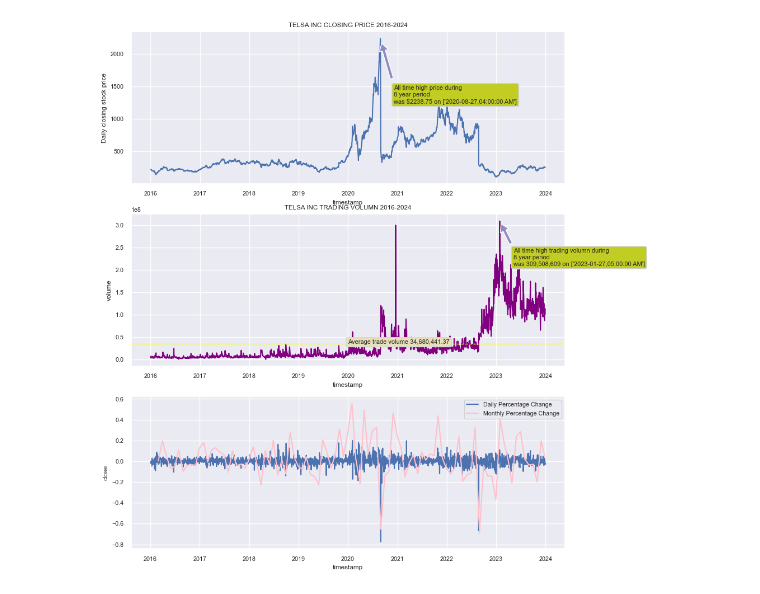
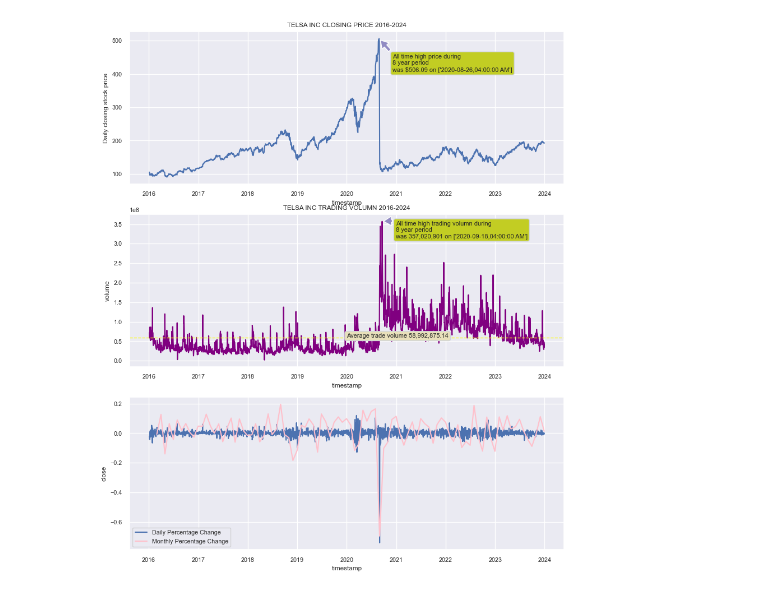
Before and after one commit to niharraju4/Sentimental-Analysis-for-Energy-and-power-Stocks-Predictions, a Jupyter notebook: MidForecast.ipynb, the cells around one changed output. Drawn from its saved outputs; the diff is of its cells as text; code cells hidden in the pictures.

Commit message:
UPDATED PORTFOLIO DATA COLLECTION

```diff
--- a/MidForecast.ipynb
+++ b/MidForecast.ipynb
@@ -23,13 +24,13 @@ from pylab import rcParams
 # %%
 alpaca_api = alpaca.REST('PKU5LEIDZZV83Y5ENASI', 'nvzOwJpyvr73GTitTDyga0MkI2Qd6RsK4PmhItbu', api_version='v2')
 # Set the ticker symbol and time frame
-ticker = "TSLA"
+ticker = 'AAPL'
 timeframe = "1Day"
 start_date = "2016-01-01T00:00:00-00:00"
 end_date = "2024-01-01T00:00:00-00:00"
 
 # Retrieve the data
-tsla = pd.DataFrame(alpaca_api.get_bars(ticker,  timeframe, start_date, end_date).df)
+aapl = pd.DataFrame(alpaca_api.get_bars(ticker,  timeframe, start_date, end_date).df)
 #df = pd.DataFrame(data)
 
 # # Calculate the 3 period moving average of the close
@@ -45,6 +46,7 @@ tsla = pd.DataFrame(alpaca_api.get_bars(ticker,  timeframe, start_date, end_date
 # # Calculate the 20 period moving average of the close
 # #df['20MA'] = df['close'].rolling(20).mean()
 
+#if 3 bar go under 10bar, ppl short
 # df['Diff']=df['3MA']-df['10MA']
 
 # df['3MASlope']=df['3MA'].pct_change()
@@ -62,42 +71,42 @@ tsla = pd.DataFrame(alpaca_api.get_bars(ticker,  timeframe, start_date, end_date
 # %%
 # visualize the data
 plt.rcParams['font.size'] = 8
 fig, axes = plt.subplots(3,1,figsize=(10,12))
-sns.lineplot(x=tsla.index,y=tsla.close, ax=axes[0]).set_title('TELSA INC CLOSING PRICE 2016-2024')
+sns.lineplot(x=aapl.index,y=aapl.close, ax=axes[0]).set_title('TELSA INC CLOSING PRICE 2016-2024')
 axes[0].set_ylabel("Daily closing stock price")
-high = tsla['close'].max()
-dateHigh= tsla[tsla['close'] == high].index
+high = aapl['close'].max()
+dateHigh= aapl[aapl['close'] == high].index
 axes[0].annotate(f"All time high price during\n8 year period\nwas ${high} on {dateHigh.strftime('%Y-%m-%d,%r').values}",
-                 xy=(dateHigh,high),xytext=(dateHigh+pd.DateOffset(days=100)  ,high-1000),
+                 xy=(dateHigh,high),xytext=(dateHigh+pd.DateOffset(days=100)  ,high-100),
                 bbox=dict(boxstyle="round",facecolor='#C2CD23', edgecolor='#d0d5db'),
                  arrowprops=dict(facecolor="#918BC3",headlength=10, shrink=0.1))
-sns.lineplot(x=tsla.index,y=tsla.volume,ax=axes[1], color='purple').set_title('TELSA INC TRADING VOLUMN 2016-2024')
-highVal = tsla['volume'].max()
-dateHighVal= tsla[tsla['volume'] == highVal].index
+sns.lineplot(x=aapl.index,y=aapl.volume,ax=axes[1], color='purple').set_title('TELSA INC TRADING VOLUMN 2016-2024')
+highVal = aapl['volume'].max()
+dateHighVal= aapl[aapl['volume'] == highVal].index
 axes[1].annotate(f"All time high trading volumn during\n8 year period\nwas {highVal:,} on {dateHighVal.strftime('%Y-%m-%d,%r').values}",
-                 xy=(dateHighVal,highVal),xytext=(dateHighVal+pd.DateOffset(days=100)  ,highVal-10**8),
+                 xy=(dateHighVal,highVal),xytext=(dateHighVal+pd.DateOffset(days=100)  ,highVal-9**8),
                 bbox=dict(boxstyle="round",facecolor='#C2CD23', edgecolor='#d0d5db'),
                  arrowprops=dict(facecolor="#918BC3",headlength=10, shrink=0.1))
-axes[1].axhline(y=tsla['volume'].mean(), linestyle='--',lw=1, color='yellow')
-axes[1].annotate(f"Average trade volume {round(tsla['volume'].mean(),2):,}",
-                xy=(tsla.index.mean(),tsla.volume.mean()),xytext=(tsla.index.mean(),tsla.volume.mean()),
+axes[1].axhline(y=aapl['volume'].mean(), linestyle='--',lw=1, color='yellow')
+axes[1].annotate(f"Average trade volume {round(aapl['volume'].mean(),2):,}",
+                xy=(aapl.index.mean(),aapl.volume.mean()),xytext=(aapl.index.mean(),aapl.volume.mean()),
                 bbox=dict(boxstyle="round",facecolor='#e8e0ba', edgecolor='#d0d5db')
                  )
 
-sns.lineplot(x=tsla.index, y=tsla.close.pct_change(fill_method='bfill'), label='Daily Percentage Change',ax=axes[2])
+sns.lineplot(x=aapl.index, y=aapl.close.pct_change(fill_method='bfill'), label='Daily Percentage Change',ax=axes[2])
 #monthly percent change of stock closing price based on the last day of each month
-monthR= tsla.resample('BM').apply(lambda x:x[-1])
+monthR= aapl.resample('BM').apply(lambda x:x[-1])
 #highValM= monthR.close.pct_change(fill_method='bfill').abs().max()
 #dateHighValM= monthR[monthR['close'].pct_change()== highValM].index
 sns.lineplot(x=monthR.index, y=monthR.close.pct_change(fill_method='bfill'), label='Monthly Percentage Change',ax=axes[2], color='pink')
 #axes[2].annotate(f"All time highest percentage change during\n8 year period\nwas {highValM:,} on {dateHighValM.strftime('%Y-%m-%d,%r').values}",
 #                xy=(dateHighValM,highValM),xytext=(dateHighValM+pd.DateOffset(days=100) ,highValM-5),
 #                bbox=dict(boxstyle="round",facecolor='#C2CD23', edgecolor='#d0d5db'),
 #                arrowprops=dict(facecolor="#918BC3",headlength=10, shrink=0.1))
 
 plt.show()
 # %% [output]
-[figure, old version]
+[figure, new version]
 # %%
 def check_stationarity(series):
     '''Test the null hypothesis of non-stationary time series data,
```
Also changed, not shown: parts of 35 cells of this notebook, 2 other files.
